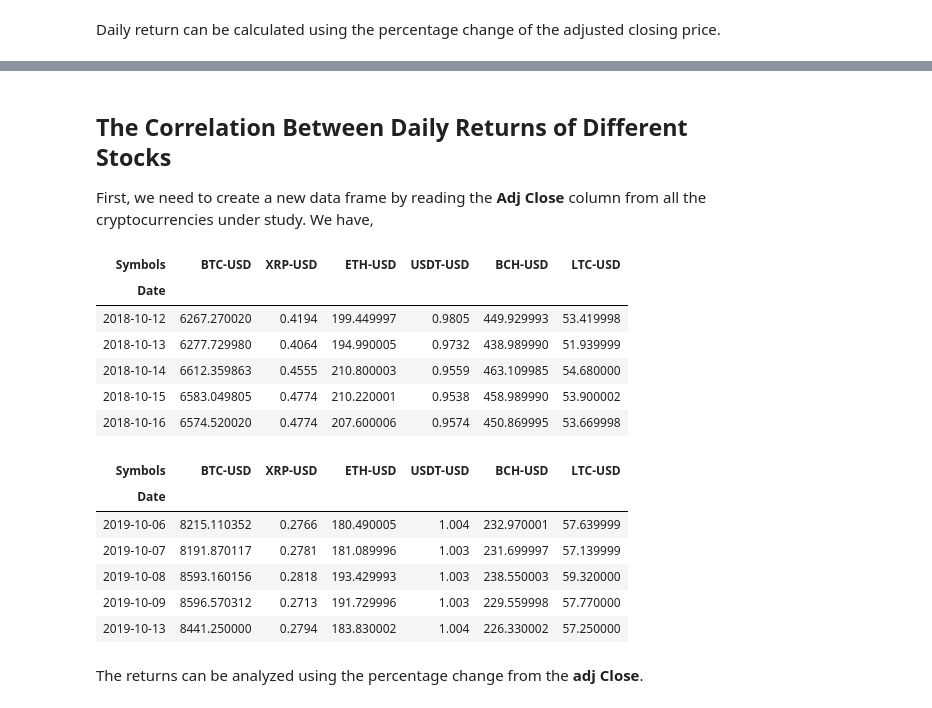
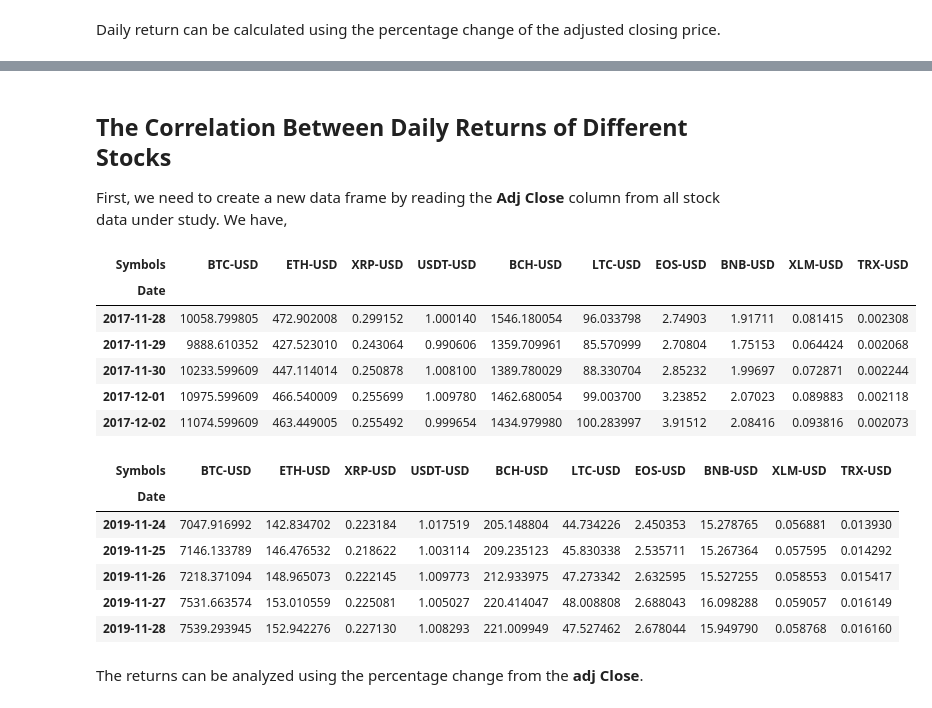
Before and after one commit to HatefDastour/Portfolio, a Jupyter notebook: Stock_Market/The_Market_Analysis_for_Cryptocurrencies.ipynb, the cells around one changed output, grey strips where cells are left out. Cells and saved outputs as stored; diff of their text form; code cells hidden in the pictures.

```diff
--- a/Stock_Market/The_Market_Analysis_for_Cryptocurrencies.ipynb
+++ b/Stock_Market/The_Market_Analysis_for_Cryptocurrencies.ipynb
@@ -36 +58,13 @@ cryptocurrencies_list = ['BTC-USD','XRP-USD','ETH-USD','USDT-USD','BCH-USD','LTC
+# %%
+Stock_list = ['BTC-USD','ETH-USD','XRP-USD','USDT-USD','BCH-USD','LTC-USD','EOS-USD','BNB-USD','XLM-USD','TRX-USD']
+Stock_Dic = {'BTC-USD':'Bitcoin USD',
+            'ETH-USD':'Ethereum USD',
+            'XRP-USD':'XRP USD',
+            'USDT-USD':'Tether USD',
+            'BCH-USD':'Bitcoin Cash USD',
+            'LTC-USD':'Litecoin USD',
+            'EOS-USD':'EOS USD',
+            'BNB-USD':'Binance Coin USD',
+            'XLM-USD':'Stellar USD',
+            'TRX-USD':'TRON USD'}
 # %% [markdown]
@@ -38,2 +72,3 @@ The data is collected from **a year before** today **until now**.
 # %%
-start, end = [datetime(datetime.today().year-1,datetime.today().month,datetime.today().day), datetime.today()]
+start, end = [datetime(datetime.today().year-2,datetime.today().month,datetime.today().day), datetime.today()]
+start, end
@@ -226,29 +292,29 @@ The daily returns are neither dominantly positive nor negative. Nevertheless, th
 # %% [markdown]
 ## The Correlation Between Daily Returns of Different Stocks
 
-First, we need to create a new data frame by reading the **Adj Close** column from all the cryptocurrencies under study. We have,
+First, we need to create a new data frame by reading the **Adj Close** column from all stock data under study. We have,
 # %%
-All_crypto = pdr.DataReader(cryptocurrencies_list,'yahoo',start,end)['Adj Close']
+All_data = pdr.DataReader(Stock_list, 'yahoo', start, end)['Adj Close']
 # %%
-All_crypto.head()
+All_data.head()
 # %% [output]
-| Symbols | BTC-USD | XRP-USD | ETH-USD | USDT-USD | BCH-USD | LTC-USD |
-| Date |  |  |  |  |  |  |
-| 2018-10-12 | 6267.270020 | 0.4194 | 199.449997 | 0.9805 | 449.929993 | 53.419998 |
-| 2018-10-13 | 6277.729980 | 0.4064 | 194.990005 | 0.9732 | 438.989990 | 51.939999 |
-| 2018-10-14 | 6612.359863 | 0.4555 | 210.800003 | 0.9559 | 463.109985 | 54.680000 |
-| 2018-10-15 | 6583.049805 | 0.4774 | 210.220001 | 0.9538 | 458.989990 | 53.900002 |
-| 2018-10-16 | 6574.520020 | 0.4774 | 207.600006 | 0.9574 | 450.869995 | 53.669998 |
+| Symbols | BTC-USD | ETH-USD | XRP-USD | USDT-USD | BCH-USD | LTC-USD | EOS-USD | BNB-USD | XLM-USD | TRX-USD |
+| Date |  |  |  |  |  |  |  |  |  |  |
+| 2017-11-28 | 10058.799805 | 472.902008 | 0.299152 | 1.000140 | 1546.180054 | 96.033798 | 2.74903 | 1.91711 | 0.081415 | 0.002308 |
+| 2017-11-29 | 9888.610352 | 427.523010 | 0.243064 | 0.990606 | 1359.709961 | 85.570999 | 2.70804 | 1.75153 | 0.064424 | 0.002068 |
+| 2017-11-30 | 10233.599609 | 447.114014 | 0.250878 | 1.008100 | 1389.780029 | 88.330704 | 2.85232 | 1.99697 | 0.072871 | 0.002244 |
+| 2017-12-01 | 10975.599609 | 466.540009 | 0.255699 | 1.009780 | 1462.680054 | 99.003700 | 3.23852 | 2.07023 | 0.089883 | 0.002118 |
+| 2017-12-02 | 11074.599609 | 463.449005 | 0.255492 | 0.999654 | 1434.979980 | 100.283997 | 3.91512 | 2.08416 | 0.093816 | 0.002073 |
 # %%
-All_crypto.tail()
+All_data.tail()
 # %% [output]
-| Symbols | BTC-USD | XRP-USD | ETH-USD | USDT-USD | BCH-USD | LTC-USD |
-| Date |  |  |  |  |  |  |
-| 2019-10-06 | 8215.110352 | 0.2766 | 180.490005 | 1.004 | 232.970001 | 57.639999 |
-| 2019-10-07 | 8191.870117 | 0.2781 | 181.089996 | 1.003 | 231.699997 | 57.139999 |
-| 2019-10-08 | 8593.160156 | 0.2818 | 193.429993 | 1.003 | 238.550003 | 59.320000 |
-| 2019-10-09 | 8596.570312 | 0.2713 | 191.729996 | 1.003 | 229.559998 | 57.770000 |
-| 2019-10-13 | 8441.250000 | 0.2794 | 183.830002 | 1.004 | 226.330002 | 57.250000 |
+| Symbols | BTC-USD | ETH-USD | XRP-USD | USDT-USD | BCH-USD | LTC-USD | EOS-USD | BNB-USD | XLM-USD | TRX-USD |
+| Date |  |  |  |  |  |  |  |  |  |  |
+| 2019-11-24 | 7047.916992 | 142.834702 | 0.223184 | 1.017519 | 205.148804 | 44.734226 | 2.450353 | 15.278765 | 0.056881 | 0.013930 |
+| 2019-11-25 | 7146.133789 | 146.476532 | 0.218622 | 1.003114 | 209.235123 | 45.830338 | 2.535711 | 15.267364 | 0.057595 | 0.014292 |
+| 2019-11-26 | 7218.371094 | 148.965073 | 0.222145 | 1.009773 | 212.933975 | 47.273342 | 2.632595 | 15.527255 | 0.058553 | 0.015417 |
+| 2019-11-27 | 7531.663574 | 153.010559 | 0.225081 | 1.005027 | 220.414047 | 48.008808 | 2.688043 | 16.098288 | 0.059057 | 0.016149 |
+| 2019-11-28 | 7539.293945 | 152.942276 | 0.227130 | 1.008293 | 221.009949 | 47.527462 | 2.678044 | 15.949790 | 0.058768 | 0.016160 |
 # %% [markdown]
 The returns can be analyzed using the percentage change from the **adj Close**.
 # %%
```
Also changed, not shown: parts of 89 cells of this notebook, 3 other files.
